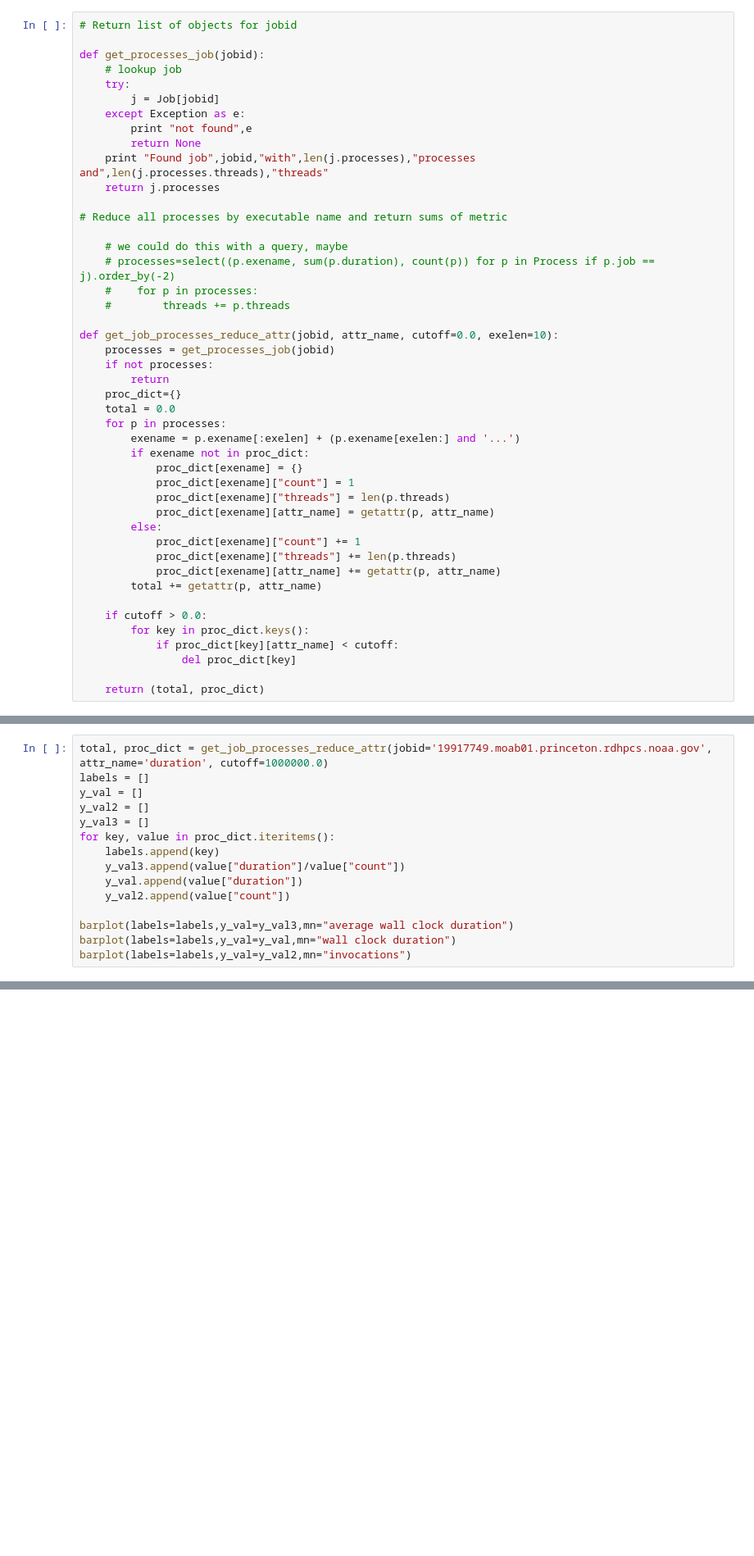
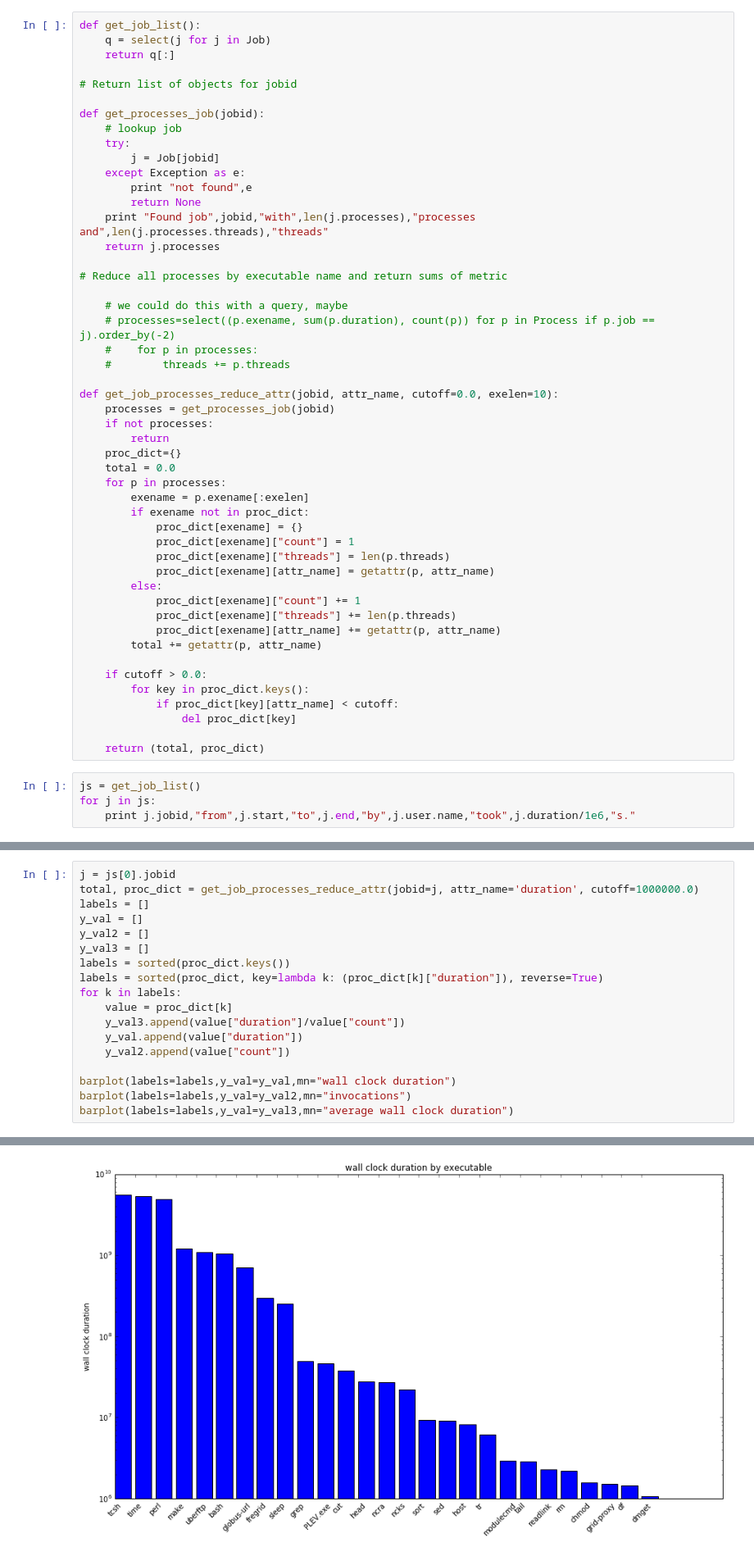
Before and after one commit to ilaflott/epmt, a Jupyter notebook: EPMT.ipynb, the cells around one changed output, grey strips where cells are left out. Shown at 82% size. Drawn from its saved outputs; the diff is of its cells as text; blank space fills up the shorter version.

Commit message:
More plotting functions

```diff
--- a/EPMT.ipynb
+++ b/EPMT.ipynb
@@ -38,6 +36,10 @@ def barplot_stack(labels=[], y_val=[], y2_val=[], mn=[], yscale="log", ylim=(),
     plt.ylim(ylim)
     plt.show()
 # %%
+def get_job_list():
+    q = select(j for j in Job)
+    return q[:]
+
 # Return list of objects for jobid
 
 def get_processes_job(jobid):
@@ -64,7 +66,7 @@ def get_job_processes_reduce_attr(jobid, attr_name, cutoff=0.0, exelen=10):
     proc_dict={}
     total = 0.0
     for p in processes:
-        exename = p.exename[:exelen] + (p.exename[exelen:] and '...')
+        exename = p.exename[:exelen]
         if exename not in proc_dict:
             proc_dict[exename] = {}
             proc_dict[exename]["count"] = 1
@@ -82,3 +84,7 @@ def get_job_processes_reduce_attr(jobid, attr_name, cutoff=0.0, exelen=10):
                 del proc_dict[key]
 
     return (total, proc_dict)
+# %%
+js = get_job_list()
+for j in js:
+    print j.jobid,"from",j.start,"to",j.end,"by",j.user.name,"took",j.duration/1e6,"s."
@@ -85,15 +99,19 @@ def get_job_processes_reduce_attr(jobid, attr_name, cutoff=0.0, exelen=10):
 # %%
-total, proc_dict = get_job_processes_reduce_attr(jobid='19917749.moab01.princeton.rdhpcs.noaa.gov', attr_name='duration', cutoff=1000000.0)
+j = js[0].jobid
+total, proc_dict = get_job_processes_reduce_attr(jobid=j, attr_name='duration', cutoff=1000000.0)
 labels = []
 y_val = []
 y_val2 = []
 y_val3 = []
-for key, value in proc_dict.iteritems():
-    labels.append(key)
+labels = sorted(proc_dict.keys())
+labels = sorted(proc_dict, key=lambda k: (proc_dict[k]["duration"]), reverse=True)
+for k in labels:
+    value = proc_dict[k]
     y_val3.append(value["duration"]/value["count"])
     y_val.append(value["duration"])
     y_val2.append(value["count"])
 
-barplot(labels=labels,y_val=y_val3,mn="average wall clock duration")
 barplot(labels=labels,y_val=y_val,mn="wall clock duration")
 barplot(labels=labels,y_val=y_val2,mn="invocations")
+barplot(labels=labels,y_val=y_val3,mn="average wall clock duration")
+# %% [output]
@@ -99,0 +119 @@ barplot(labels=labels,y_val=y_val2,mn="invocations")
+[figure, added]
```
Also changed, not shown: parts of 8 cells of this notebook.
